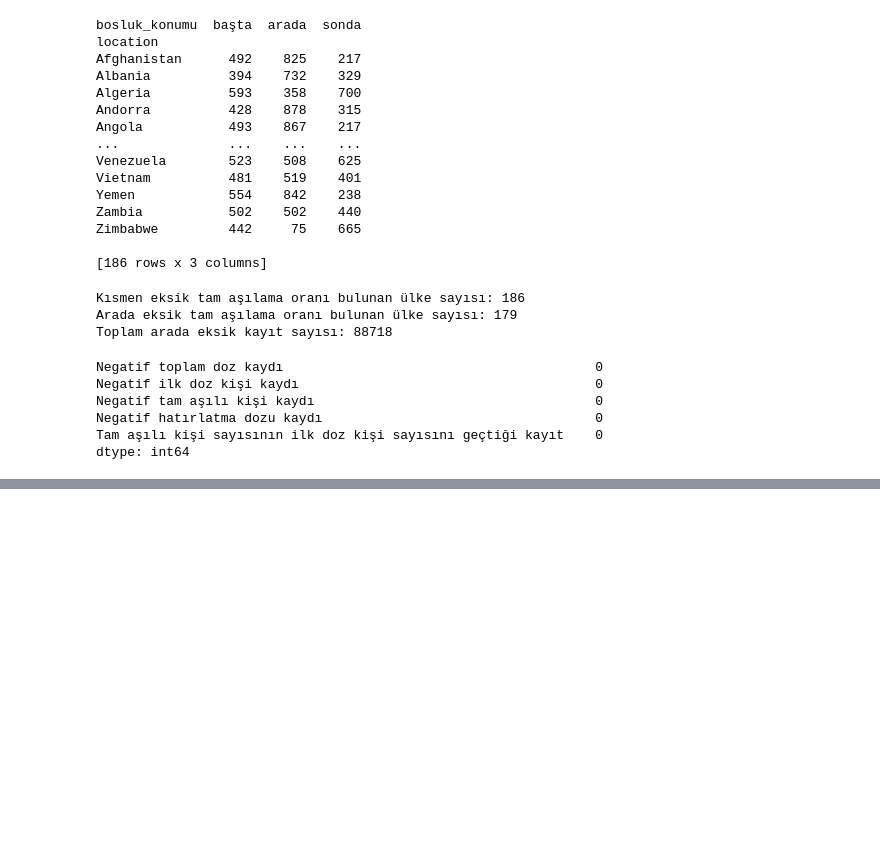
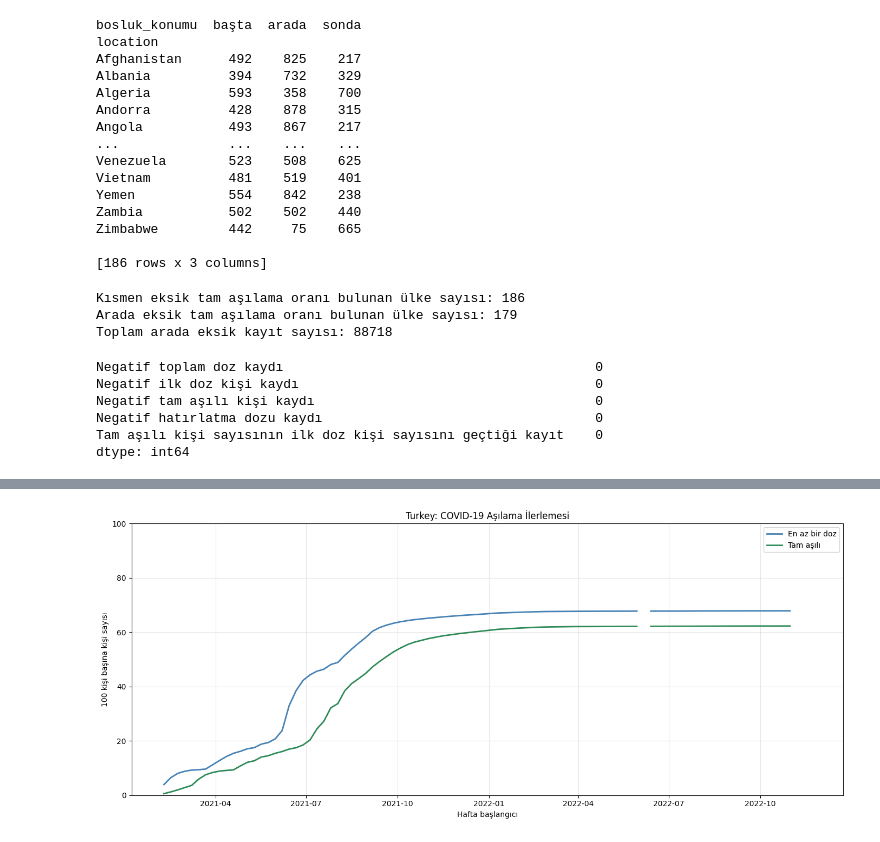
Before and after one commit to nazlican-engineer/CoronaVirusProject, a Jupyter notebook: notebooks/vaccination_analysis.ipynb, the cells around one changed output, grey strips where cells are left out. Drawn from its saved outputs; the diff is of its cells as text; code cells hidden in the pictures; blank space fills up the shorter version.

```diff
--- a/notebooks/vaccination_analysis.ipynb
+++ b/notebooks/vaccination_analysis.ipynb
@@ -253,0 +599,44 @@ dtype: int64
+# %%
+#Türkiye için en az bir doz ve tam aşılama oranı
+selected_country = 'Turkey'
+
+country_weekly_vaccinations = (
+    weekly_vaccinations.loc[
+        weekly_vaccinations['location'] == selected_country
+    ]
+    .sort_values('hafta_baslangici')
+    .copy()
+)
+
+plt.figure(figsize=(14, 6))
+
+plt.plot(
+    country_weekly_vaccinations['hafta_baslangici'],
+    country_weekly_vaccinations[
+        'people_vaccinated_per_hundred'
+    ],
+    color='steelblue',
+    linewidth=2,
+    label='En az bir doz'
+)
+
+plt.plot(
+    country_weekly_vaccinations['hafta_baslangici'],
+    country_weekly_vaccinations[
+        'people_fully_vaccinated_per_hundred'
+    ],
+    color='seagreen',
+    linewidth=2,
+    label='Tam aşılı'
+)
+
+plt.title(f'{selected_country}: COVID-19 Aşılama İlerlemesi')
+plt.xlabel('Hafta başlangıcı')
+plt.ylabel('100 kişi başına kişi sayısı')
+plt.ylim(0, 100)
+plt.grid(alpha=0.3)
+plt.legend()
+plt.tight_layout()
+plt.show()
+# %% [output]
+[figure, added]
```
Also changed, not shown: parts of 8 cells of this notebook.
